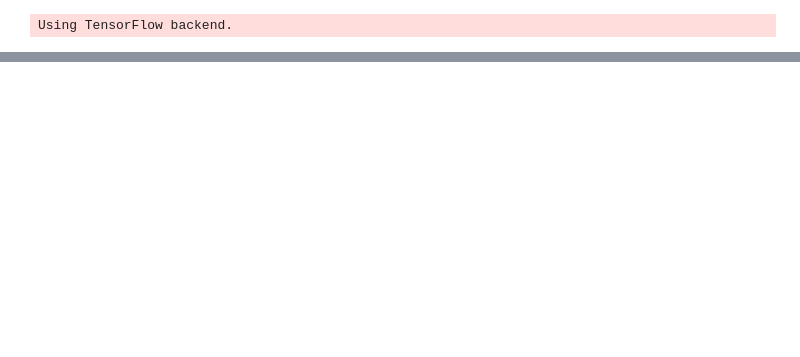
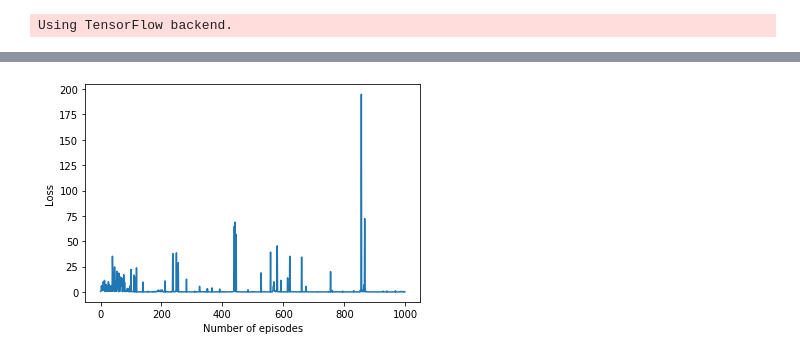
Before and after one commit to toenailssauce/CartPole, a Jupyter notebook: CartPole-v1.ipynb, the cells around one changed output, grey strips where cells are left out. Saved outputs shown, nothing was run; the diff lists cells and outputs as text; code cells hidden in the pictures; blank space fills up the shorter version.

```diff
--- a/CartPole-v1.ipynb
+++ b/CartPole-v1.ipynb
@@ -211,0 +218,7 @@ average score: 499.57
+# %%
+plt.plot(loss_array)
+plt.xlabel('Number of episodes')
+plt.ylabel('Loss')
+plt.show()
+# %% [output]
+[figure, added]
```
Also changed, not shown: parts of 15 cells of this notebook.
